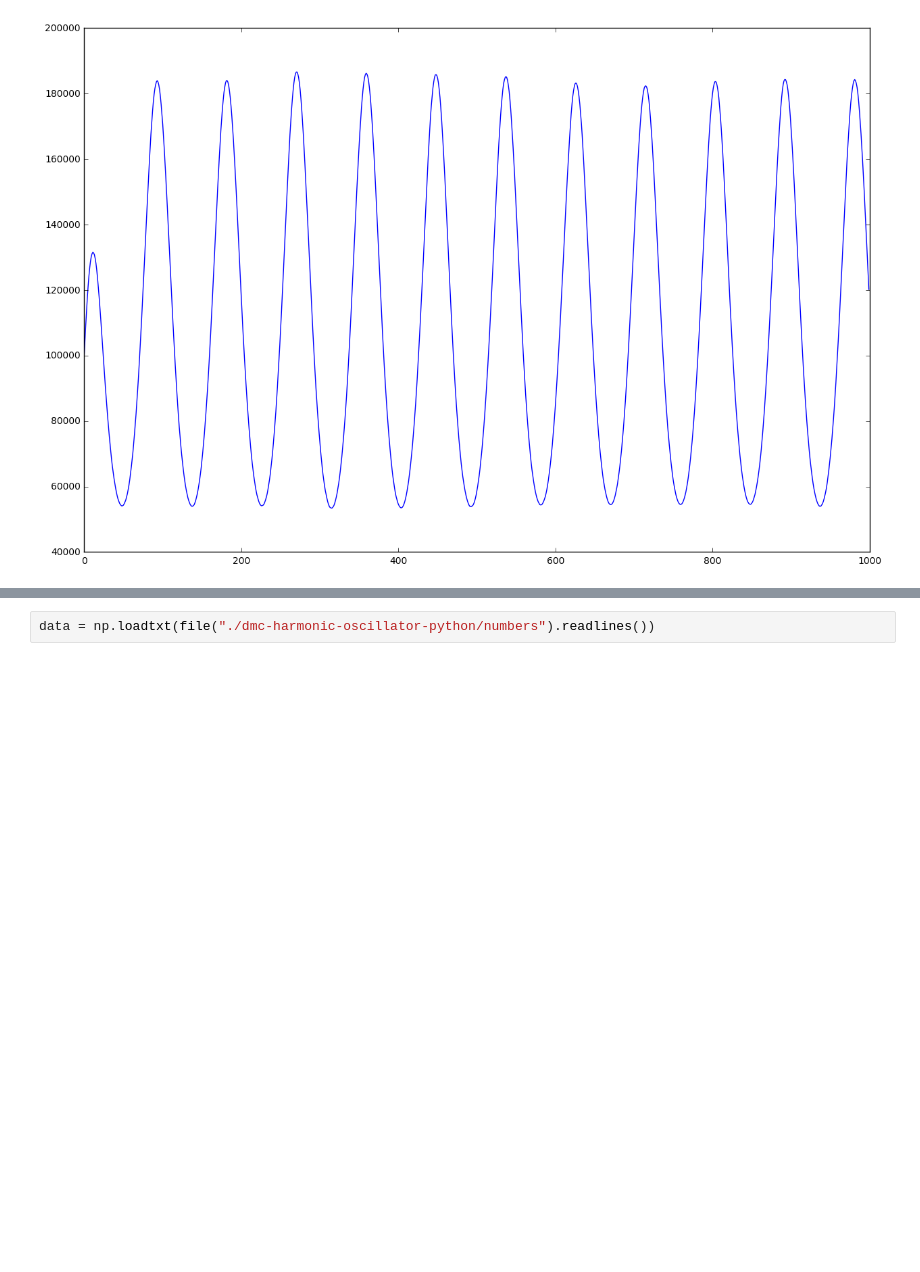
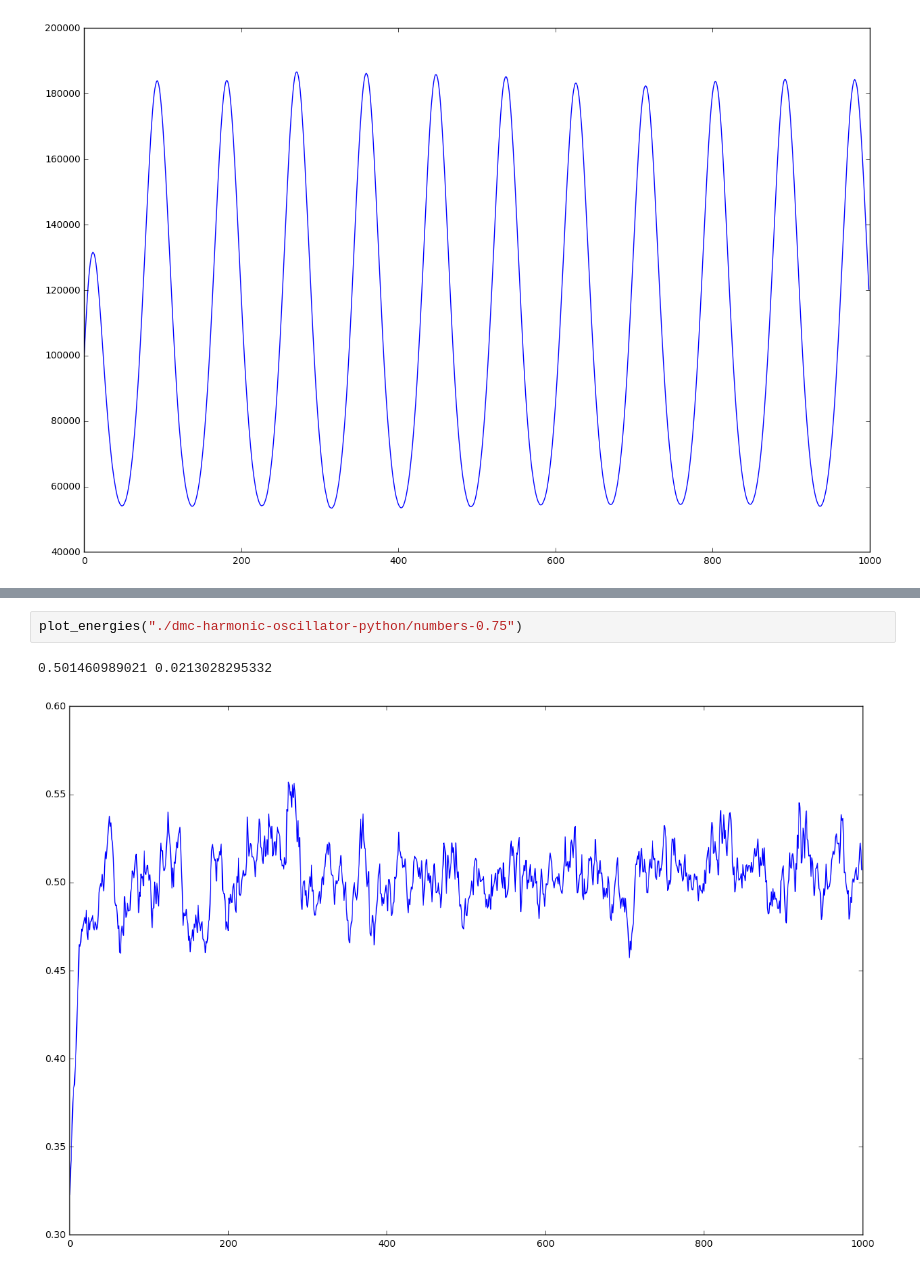
Before and after one commit to cpehle/quantum-drude-oscillators, a Jupyter notebook: plot-results.ipynb, the cells around one changed output, grey strips where cells are left out. Cells and saved outputs as stored; diff of their text form; blank space fills up the shorter version.

```diff
--- a/plot-results.ipynb
+++ b/plot-results.ipynb
@@ -18,2 +25,5 @@ plt.plot(data[:,0])
 # %%
-data = np.loadtxt(file("./dmc-harmonic-oscillator-python/numbers").readlines())
+plot_energies("./dmc-harmonic-oscillator-python/numbers-0.75")
+# %% [output]
+0.501460989021 0.0213028295332
+[figure, added]
```
Also changed, not shown: parts of 8 cells of this notebook.
